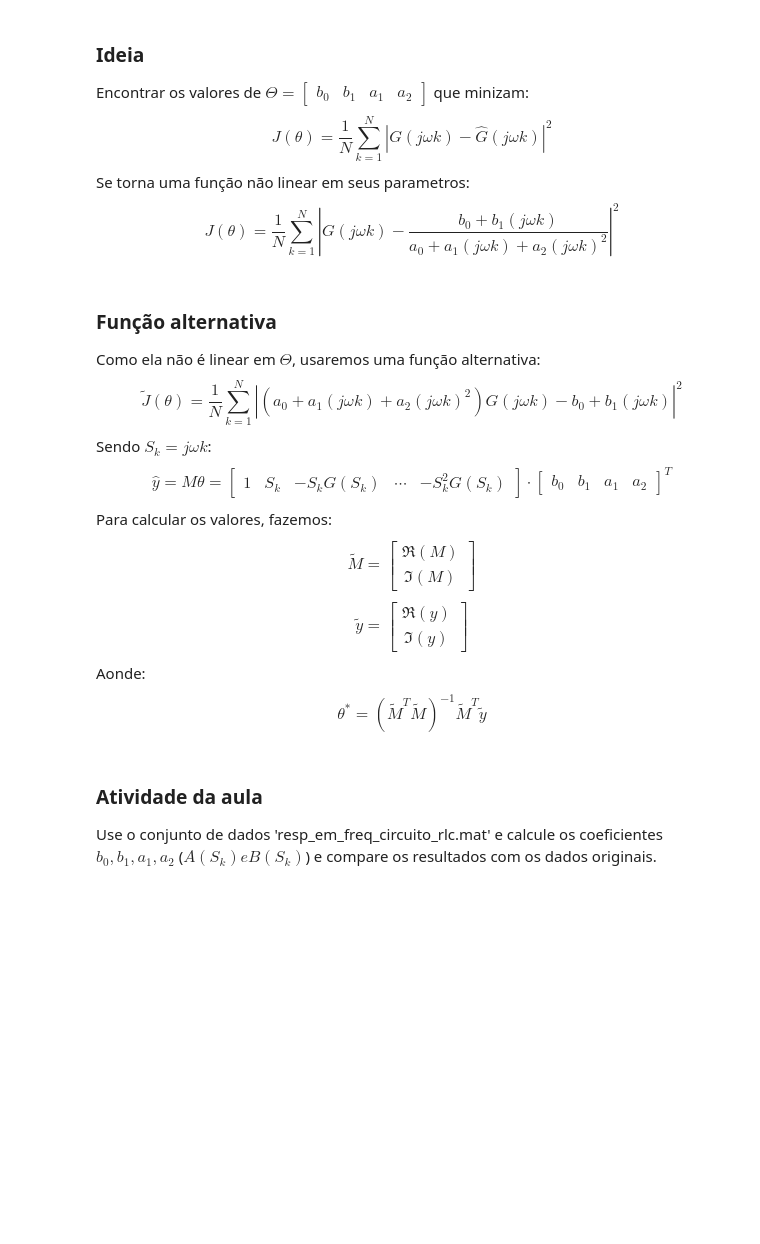
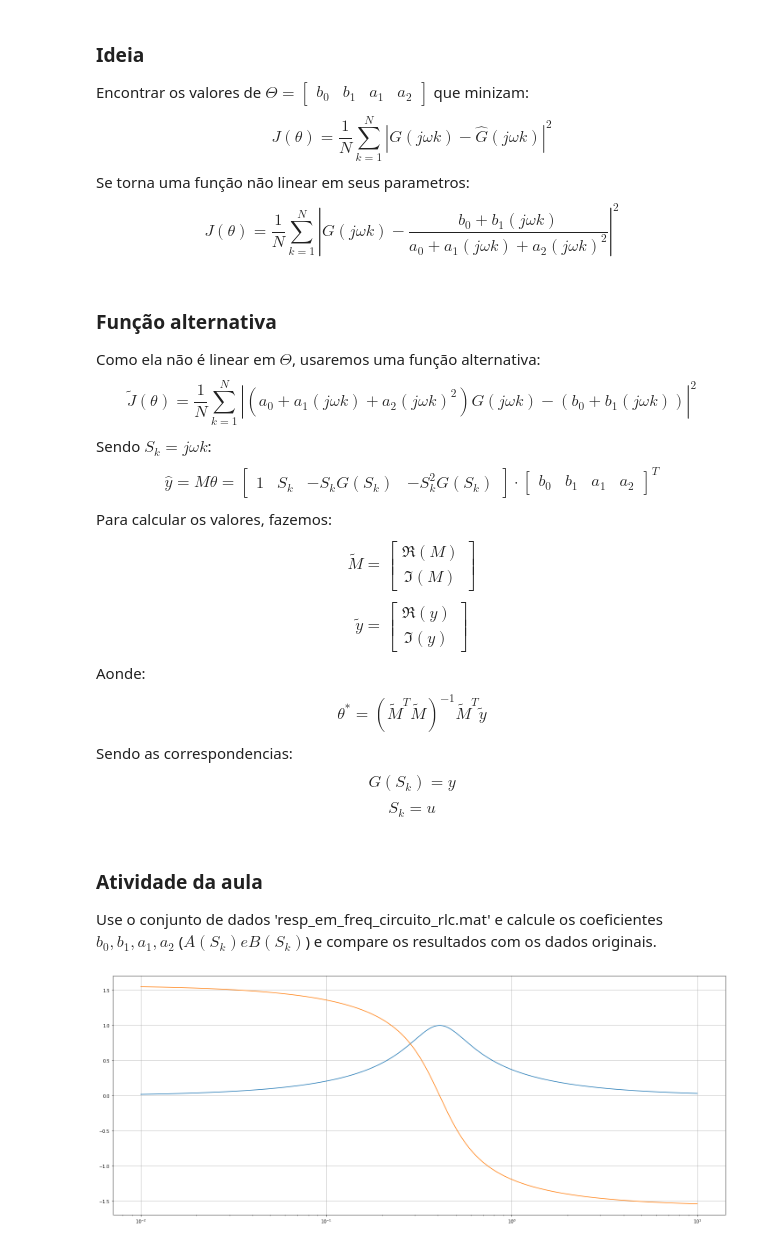
Before and after one commit to CaioMizerkowski/controle_avancado, a Jupyter notebook: TE980/aula_04.ipynb, the cells around one changed output. Cells and saved outputs as stored; diff of their text form; code cells hidden in the pictures; blank space fills up the shorter version.

Commit message:
✨: Aula 4, trabalho realizado made by Caio Mizerkowski for college

```diff
--- a/TE980/aula_04.ipynb
+++ b/TE980/aula_04.ipynb
@@ -92,14 +92,34 @@ $$J(\theta)=\frac{1}{N}\sum\limits_{k=1}^{N}\left| G(j\omega k)-\frac{b_0+b_1(j\
 # %% [markdown]
 ### Função alternativa
 Como ela não é linear em $\Theta$, usaremos uma função alternativa:
-$$\tilde{J}(\theta)=\frac{1}{N}\sum\limits_{k=1}^{N}\left| (a_0+a_1(j\omega k)+a_2(j\omega k)^2)G(j\omega k)-b_0+b_1(j\omega k)\right|^2$$
+$$\tilde{J}(\theta)=\frac{1}{N}\sum\limits_{k=1}^{N}\left| (a_0+a_1(j\omega k)+a_2(j\omega k)^2)G(j\omega k)-(b_0+b_1(j\omega k))\right|^2$$
 Sendo $S_k=j\omega k$:
-$$\hat{y}=M\theta=\begin{bmatrix} 1 & S_k & -S_kG(S_k) & \cdots & -S_k^2G(S_k)\end{bmatrix} \cdot \begin{bmatrix}b_0 & b_1 & a_1 & a_2 \end{bmatrix}^T$$
+$$\hat{y}=M\theta=\begin{bmatrix} 1 & S_k & -S_kG(S_k) & -S_k^2G(S_k)\end{bmatrix} \cdot \begin{bmatrix}b_0 & b_1 & a_1 & a_2 \end{bmatrix}^T$$
 Para calcular os valores, fazemos:
 $$\tilde{M}=\begin{bmatrix} \Re(M) \\ \Im(M)\end{bmatrix}$$
 $$\tilde{y}=\begin{bmatrix} \Re(y) \\ \Im(y)\end{bmatrix}$$
 Aonde:
 $$\theta^*=(\tilde{M}^T\tilde{M})^{-1}\tilde{M}^T\tilde{y}$$
+Sendo as correspondencias:
+$$G(S_k)=y$$
+$$S_k=u$$
 # %% [markdown]
 ### Atividade da aula
 Use o conjunto de dados 'resp_em_freq_circuito_rlc.mat' e calcule os coeficientes $b_0,b_1,a_1,a_2$ ($A(S_k) e B(S_k)$) e compare os resultados com os dados originais.
+# %%
+with open('aula_04.csv') as f:
+    data = f.read()
+data = data.split()
+data = np.array(list(zip(*[list(map(complex,x.split(';'))) for x in data])))
+u = data[0,:].real
+y = data[1,:]
+# %%
+plt.figure(figsize=(25,10))
+sns.lineplot(x=u,y=yabs)
+p1 = sns.lineplot(x=u,y=yfase)
+p1.set(xscale="log")
+plt.grid()
+plt.show()
+plt.close()
+# %% [output]
+[figure, added]
```
Also changed, not shown: parts of 5 cells of this notebook, 2 other files.
